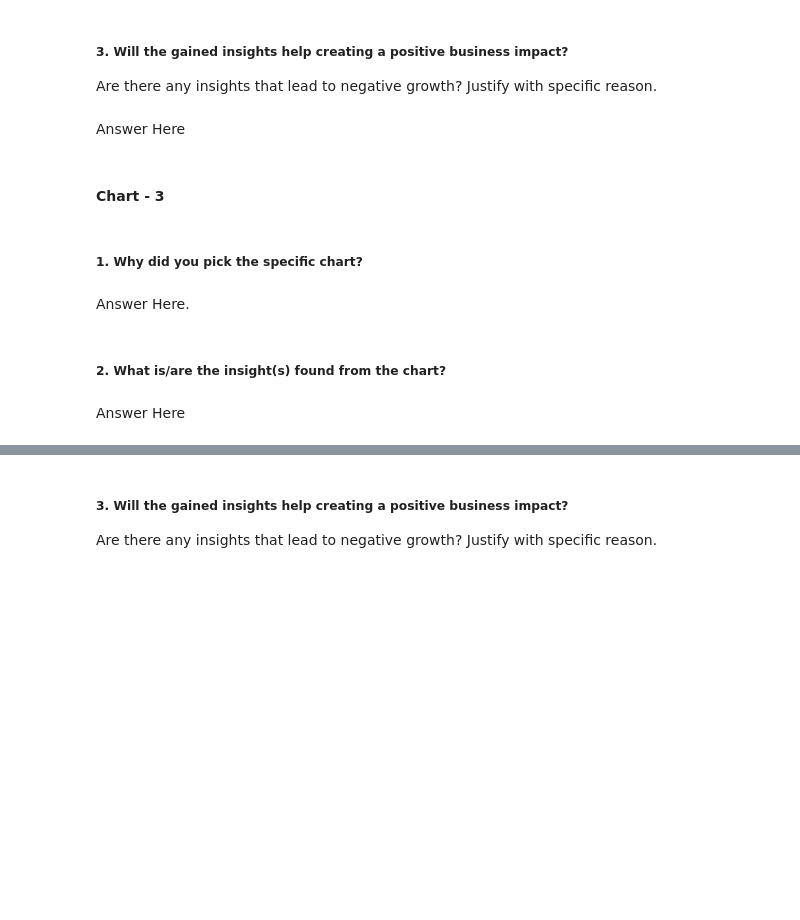
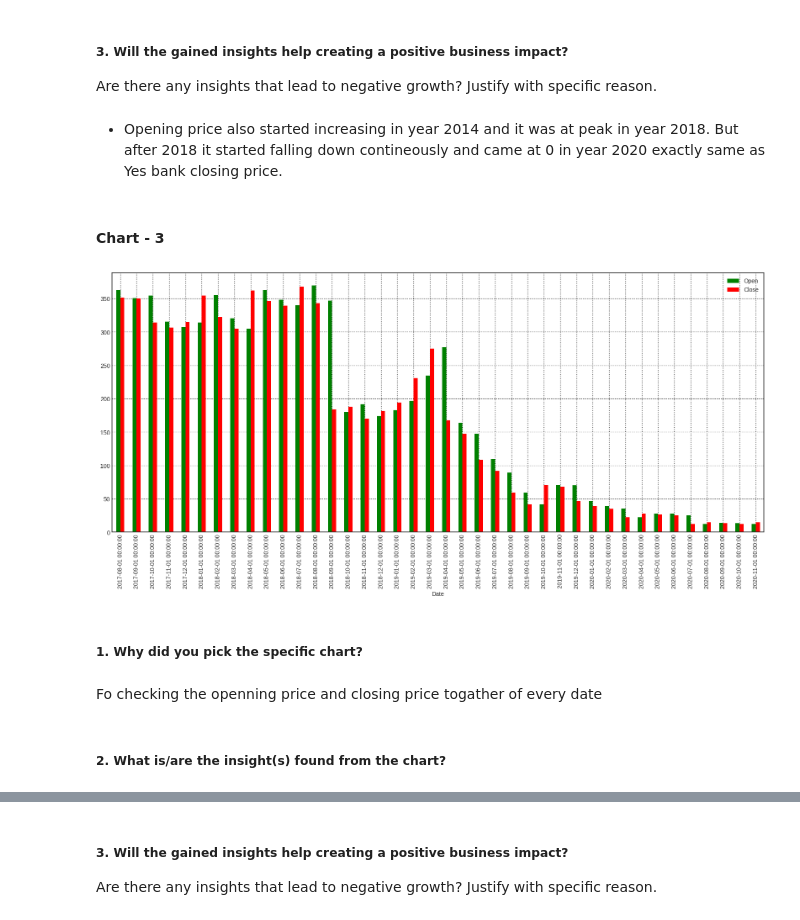
Before and after one commit to saidul-mondal-au7/Yes_Bank_Stock_Closing_Price_Prediction, a Jupyter notebook: Yes_Bank_Stock_Closing_Price_Prediction.ipynb, the cells around one changed output, grey strips where cells are left out. Drawn from its saved outputs; the diff is of its cells as text; code cells hidden in the pictures; blank space fills up the shorter version.

```diff
--- a/Yes_Bank_Stock_Closing_Price_Prediction.ipynb
+++ b/Yes_Bank_Stock_Closing_Price_Prediction.ipynb
@@ -193,7 +296,7 @@ Answer Here
 # %% [markdown]
 ##### 3. Will the gained insights help creating a positive business impact?
 Are there any insights that lead to negative growth? Justify with specific reason.
-# %% [markdown]
-Answer Here
+# %% [markdown]
+* Opening price also started increasing in year 2014 and it was at peak in year 2018. But after 2018 it started falling down contineously and came at 0 in year 2020 exactly same as Yes bank closing price.
 # %% [markdown]
 #### Chart - 3
@@ -202,8 +303,14 @@ Answer Here
+# %%
+# Chart - 3 visualization code
+df[['Open','Close']].tail(40).plot(kind='bar',color=("green","red"),figsize=(20,8))
+plt.grid(which='major', linestyle=':', linewidth='0.9', color='black')
+plt.grid(which='minor', linestyle='-', linewidth='0.9', color='red')
+plt.show()
+# %% [output]
+[figure, added]
 # %% [markdown]
 ##### 1. Why did you pick the specific chart?
-# %% [markdown]
-Answer Here.
+# %% [markdown]
+Fo checking the openning price and closing price togather of every date
 # %% [markdown]
 ##### 2. What is/are the insight(s) found from the chart?
-# %% [markdown]
-Answer Here
```
Also changed, not shown: parts of 78 cells of this notebook.
